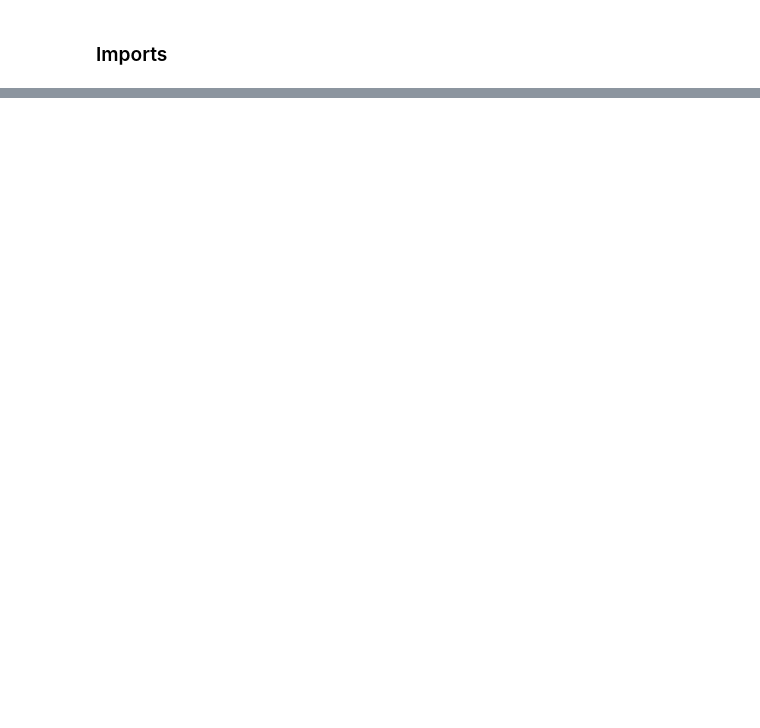
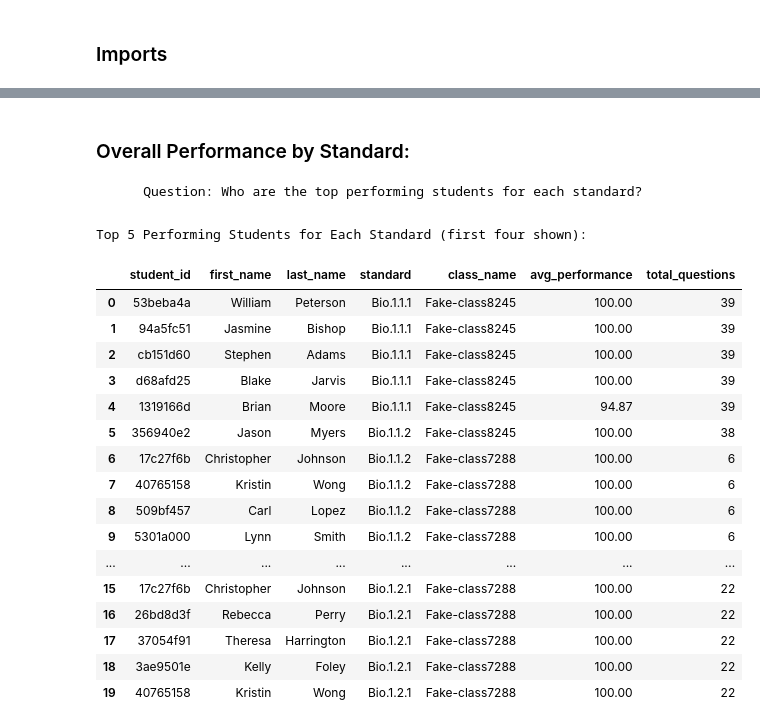
Before and after one commit to Aj-eloa/mlproject, a Jupyter notebook: notebook/EDA studentsTestData.ipynb, the cells around one changed output, grey strips where cells are left out. Saved outputs shown, nothing was run; the diff lists cells and outputs as text; code cells hidden in the pictures; blank space fills up the shorter version.

```diff
--- a/notebook/EDA studentsTestData.ipynb
+++ b/notebook/EDA studentsTestData.ipynb
@@ -112,0 +89,6 @@ is their a score trend by month or year?
+# %%
+teacher = 'Ms. Shawna Fields'
+class_name = ''
+start_date = ''
+
+query = build_query(teacher=teacher, class_name=class_name, start_date=start_date)
@@ -112,0 +368,7 @@ is their a score trend by month or year?
+# %%
+# Execute the pipeline
+pipeline = m_db.comprehensive_test_analysis_pipeline(query)
+results = list(students.aggregate(pipeline))
+
+# Convert to DataFrame
+df = pd.DataFrame(results)
@@ -112,0 +448,10 @@ is their a score trend by month or year?
+# %%
+# General test analysis data (note: anonymized df is being used instead of df)
+performance_by_standard = anonymized_df2.groupby(['student_id', 'first_name', 'last_name', 'standard', 'class_name']).agg({
+    'is_correct': ['mean', 'count']
+}).reset_index()
+performance_by_standard.columns = ['student_id', 'first_name', 'last_name', 'standard', 'class_name', 'avg_performance', 'total_questions']
+performance_by_standard['avg_performance'] *= 100  # Convert to percentage
+performance_by_standard['avg_performance'] = performance_by_standard['avg_performance'].round(2) # Round off averages
+
+display(performance_by_standard)
@@ -112,0 +479,44 @@ is their a score trend by month or year?
+# %% [markdown]
+### Overall Performance by Standard:
+		Question: Who are the top performing students for each standard?
+# %%
+# Using Fake data (anonymized_df2 vs df)
+def get_top_n_students(anonymized_df2, n=5, upper=True):
+    # Create a rank within each standard
+    anonymized_df2['rank'] = anonymized_df2.groupby('standard')['avg_performance'].rank(method='first', ascending=not upper)
+
+    # Filter to keep only the top/bottom n ranks
+    result = anonymized_df2[anonymized_df2['rank'] <= n]
+
+    # Sort the final result to maintain the desired order
+    result = result.sort_values(['standard', 'avg_performance', 'total_questions'],
+                                ascending=[True, not upper, False])
+
+    # Drop the temporary rank column
+    result = result.drop('rank', axis=1)
+
+    return result.reset_index(drop=True)
+
+# Get top 5 students for each standard
+top_5_students = get_top_n_students(performance_by_standard, n=5, upper=True)
+print("Top 5 Performing Students for Each Standard (first four shown):")
+display(top_5_students.head(20))
+# %% [output]
+Top 5 Performing Students for Each Standard (first four shown):
+|  | student_id | first_name | last_name | standard | class_name | avg_performance | total_questions |
+| 0 | 53beba4a | William | Peterson | Bio.1.1.1 | Fake-class8245 | 100.00 | 39 |
+| 1 | 94a5fc51 | Jasmine | Bishop | Bio.1.1.1 | Fake-class8245 | 100.00 | 39 |
+| 2 | cb151d60 | Stephen | Adams | Bio.1.1.1 | Fake-class8245 | 100.00 | 39 |
+| 3 | d68afd25 | Blake | Jarvis | Bio.1.1.1 | Fake-class8245 | 100.00 | 39 |
+| 4 | 1319166d | Brian | Moore | Bio.1.1.1 | Fake-class8245 | 94.87 | 39 |
+| 5 | 356940e2 | Jason | Myers | Bio.1.1.2 | Fake-class8245 | 100.00 | 38 |
+| 6 | 17c27f6b | Christopher | Johnson | Bio.1.1.2 | Fake-class7288 | 100.00 | 6 |
+| 7 | 40765158 | Kristin | Wong | Bio.1.1.2 | Fake-class7288 | 100.00 | 6 |
+| 8 | 509bf457 | Carl | Lopez | Bio.1.1.2 | Fake-class7288 | 100.00 | 6 |
+| 9 | 5301a000 | Lynn | Smith | Bio.1.1.2 | Fake-class7288 | 100.00 | 6 |
+| ... | ... | ... | ... | ... | ... | ... | ... |
+| 15 | 17c27f6b | Christopher | Johnson | Bio.1.2.1 | Fake-class7288 | 100.00 | 22 |
+| 16 | 26bd8d3f | Rebecca | Perry | Bio.1.2.1 | Fake-class7288 | 100.00 | 22 |
+| 17 | 37054f91 | Theresa | Harrington | Bio.1.2.1 | Fake-class7288 | 100.00 | 22 |
+| 18 | 3ae9501e | Kelly | Foley | Bio.1.2.1 | Fake-class7288 | 100.00 | 22 |
+| 19 | 40765158 | Kristin | Wong | Bio.1.2.1 | Fake-class7288 | 100.00 | 22 |
```
Also changed, not shown: parts of 65 cells of this notebook, 7 other files.
